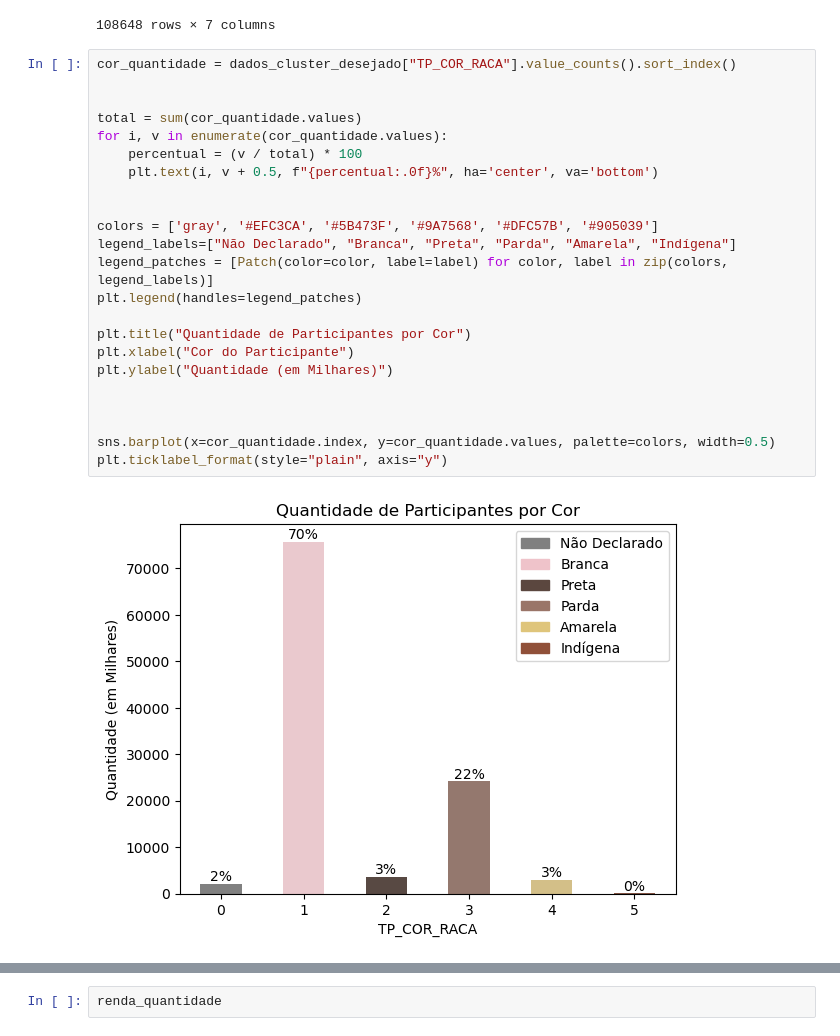
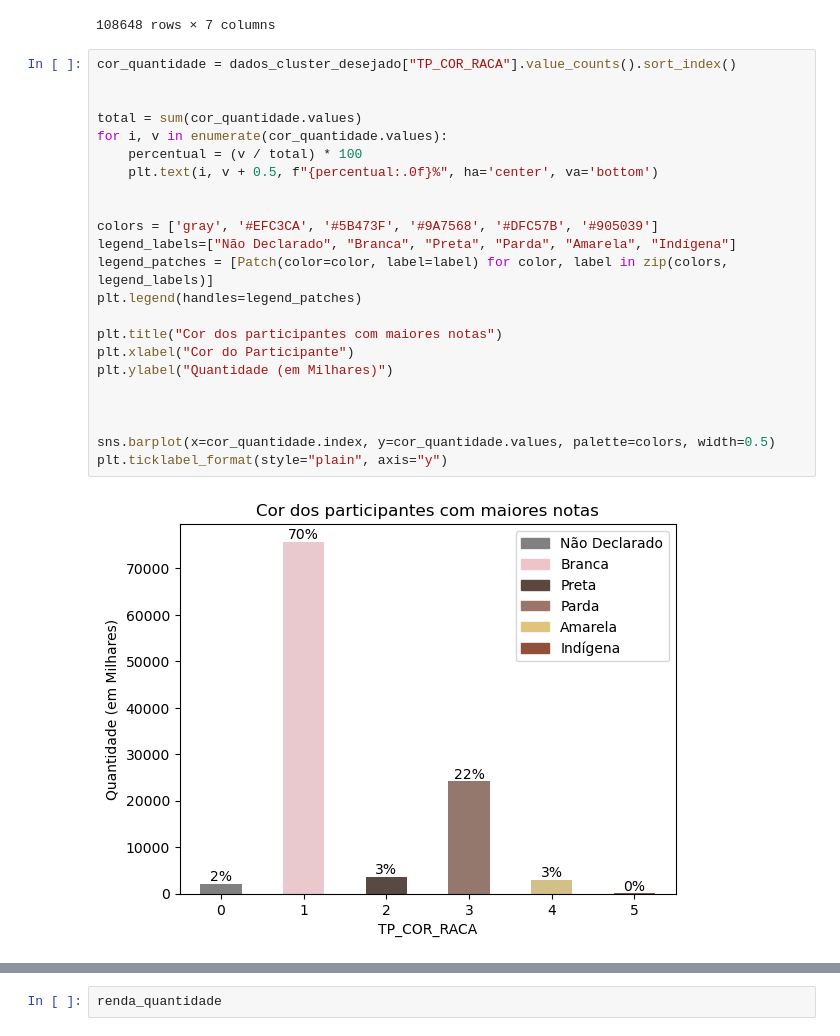
Before and after one commit to DiDevv/UFPB-Ciencia-de-Dados, a Jupyter notebook: ProjetoFinal/projetoICD.ipynb, the cells around one changed output, grey strips where cells are left out. Saved outputs shown, nothing was run; the diff lists cells and outputs as text.

```diff
--- a/ProjetoFinal/projetoICD.ipynb
+++ b/ProjetoFinal/projetoICD.ipynb
@@ -356,28 +378,28 @@ dados_cluster_desejado
 # %%
 cor_quantidade = dados_cluster_desejado["TP_COR_RACA"].value_counts().sort_index()
 
 
 total = sum(cor_quantidade.values)
 for i, v in enumerate(cor_quantidade.values):
     percentual = (v / total) * 100
     plt.text(i, v + 0.5, f"{percentual:.0f}%", ha='center', va='bottom')
 
 
 colors = ['gray', '#EFC3CA', '#5B473F', '#9A7568', '#DFC57B', '#905039']
 legend_labels=["Não Declarado", "Branca", "Preta", "Parda", "Amarela", "Indígena"]
 legend_patches = [Patch(color=color, label=label) for color, label in zip(colors, legend_labels)]
 plt.legend(handles=legend_patches)
 
-plt.title("Quantidade de Participantes por Cor")
+plt.title("Cor dos participantes com maiores notas")
 plt.xlabel("Cor do Participante")
 plt.ylabel("Quantidade (em Milhares)")
 
 
 
 sns.barplot(x=cor_quantidade.index, y=cor_quantidade.values, palette=colors, width=0.5)
 plt.ticklabel_format(style="plain", axis="y")
 # %% [output]
-[figure, old version]
+[figure, new version]
 # %%
 renda_quantidade = dados_cluster_desejado["Q006"].value_counts().sort_index()
 
```
Also changed, not shown: parts of 14 cells of this notebook.
